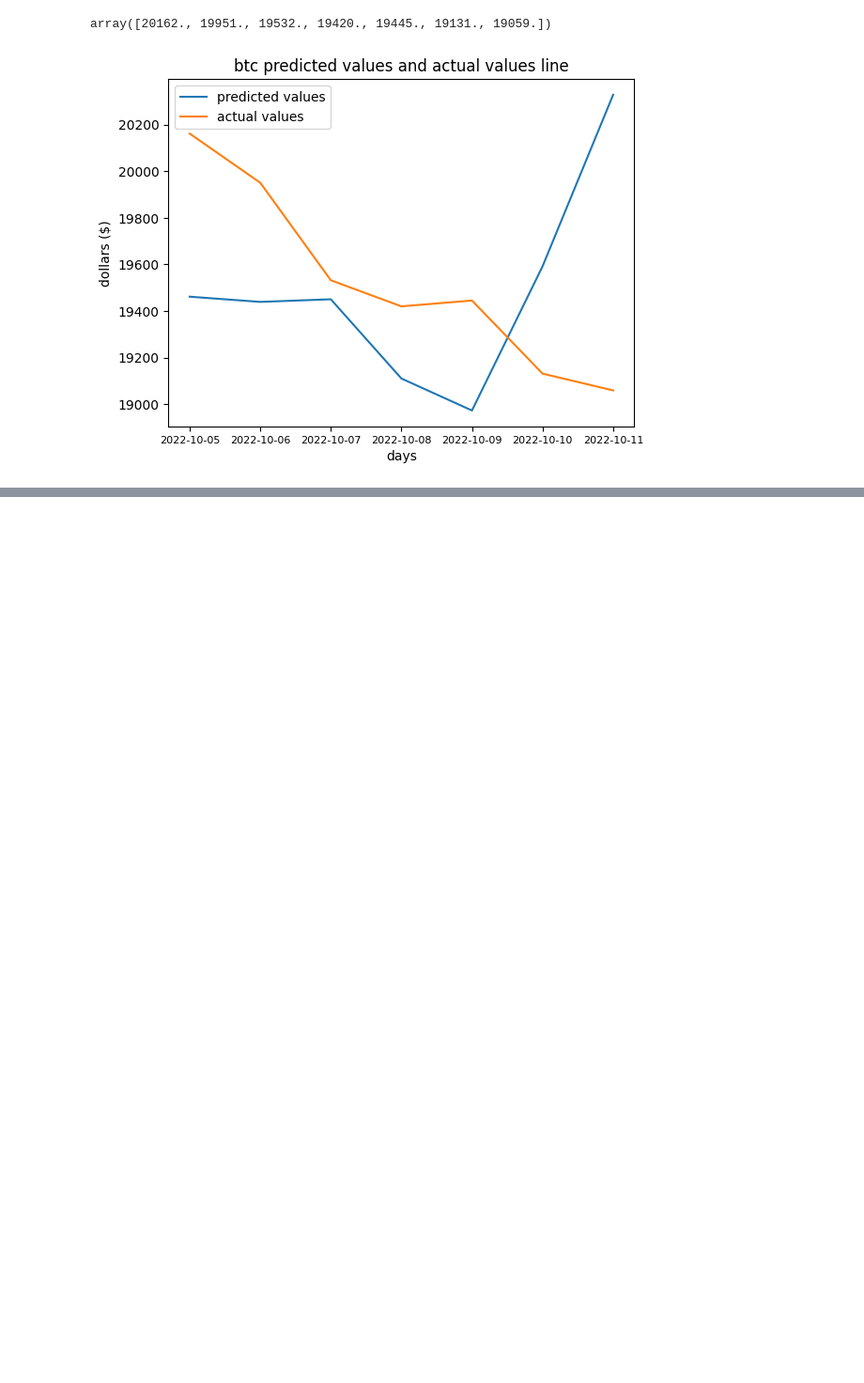
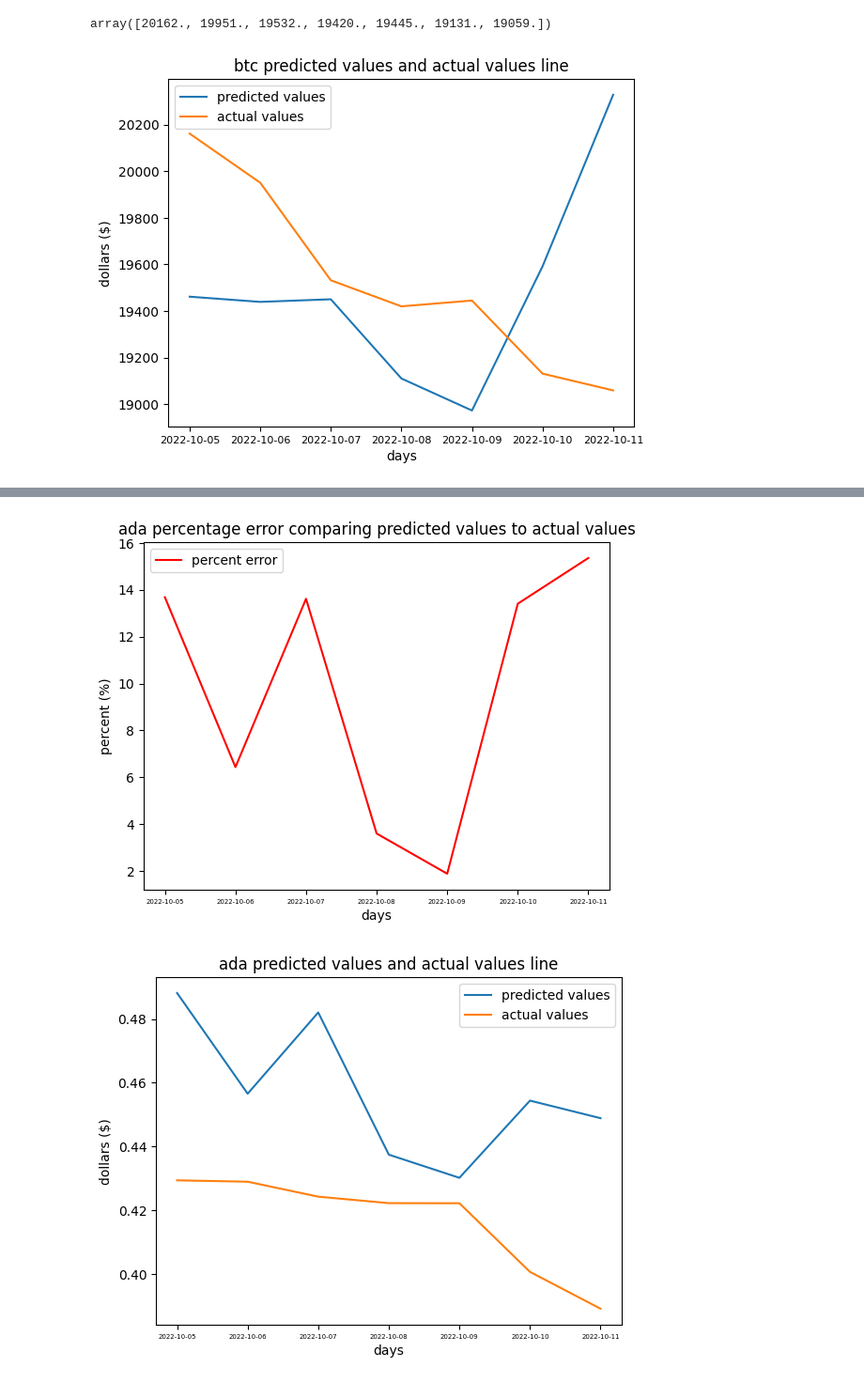
Before and after one commit to hgobir/machine_learning_suite, a Jupyter notebook: stage_3/notebooks/post_processing_script.ipynb, the cells around one changed output, grey strips where cells are left out. Shown: that part at 94% size. Drawn from its saved outputs; the diff is of its cells as text; code cells hidden in the pictures; blank space fills up the shorter version.

```diff
--- a/stage_3/notebooks/post_processing_script.ipynb
+++ b/stage_3/notebooks/post_processing_script.ipynb
@@ -241,0 +464,70 @@ plt.show()
+# %%
+ada_predictions = pd.read_csv('C:/Users/Hamza/PycharmProjects/dissertation_project/stage_3/predictions/ada_7_day_model_prediction.csv')
+
+ada_list = []
+ada_percent_error_list = []
+
+
+for date in dates:
+  url = f'https://rest.coinapi.io/v1/ohlcv/BITSTAMP_SPOT_ADA_USD/history?period_id=1DAY&time_start={date}T00:00:00&limit=1'
+  response = requests.get(url, headers=headers)
+  data = json.loads(response.text)
+  print(f'for {date} this is the value returned')
+  print("\n")
+  print(data)
+  print("\n")
+
+  df_json = response.json()
+  df = pd.DataFrame.from_dict(df_json)
+
+  actual_price = df['price_close'].values[0]
+
+  ada_list.append(actual_price)
+
+ada_predictions['actual_price_close'] = ada_list
+
+ada_predictions.to_csv(f'C:/Users/Hamza/PycharmProjects/dissertation_project/data/stage_3/ada/ada_7_day_actual.csv', encoding='utf-8', index=False)
+
+new_count = len(ada_predictions)
+
+
+for i in range(0, new_count):
+  print("")
+  date = ada_predictions['date'].values[i]
+  estimated_value = ada_predictions['predicted_price_close'].values[i]
+  actual_value = ada_predictions['actual_price_close'].values[i]
+  print("")
+  print(f'for {date} the estimated value is {estimated_value} and actual value is {actual_value}')
+  print("")
+  percent_error = ((estimated_value - actual_value) / actual_value) * 100
+  print(f'error between predicted and actual is {percent_error}%')
+  ada_percent_error_list.append(percent_error)
+
+ada_predictions['percent_error'] = ada_percent_error_list
+
+ada_predictions.to_csv(f'C:/Users/Hamza/PycharmProjects/dissertation_project/data/stage_3/ada/ada_percent_error.csv', encoding='utf-8', index=False)
+
+
+plt.plot(dates, ada_percent_error_list, color="red", label = "percent error")
+plt.legend()
+plt.title("ada percentage error comparing predicted values to actual values")
+plt.xticks(fontsize=5)
+plt.xlabel('days')
+plt.ylabel('percent (%)')
+plt.savefig(f'C:/Users/Hamza/PycharmProjects/dissertation_project/data/stage_3/ada/percent_error_line.png')
+plt.show()
+
+new_prediction_list = ada_predictions['predicted_price_close'].values
+new_actual_list = ada_predictions['actual_price_close'].values
+
+plt.plot(dates, new_prediction_list, label = "predicted values")
+plt.plot(dates, new_actual_list, label = "actual values")
+
+plt.legend()
+plt.title(f"ada predicted values and actual values line")
+plt.xticks(fontsize=5)
+plt.xlabel('days')
+plt.ylabel('dollars ($)')
+plt.savefig(f'C:/Users/Hamza/PycharmProjects/dissertation_project/data/stage_3/ada/predicted_vs_actual.png')
+plt.show()
+# %% [output]
@@ -241,0 +551,2 @@ plt.show()
+[figure, added]
+[figure, added]
```
Also changed, not shown: parts of 25 cells of this notebook, 25 other files.
